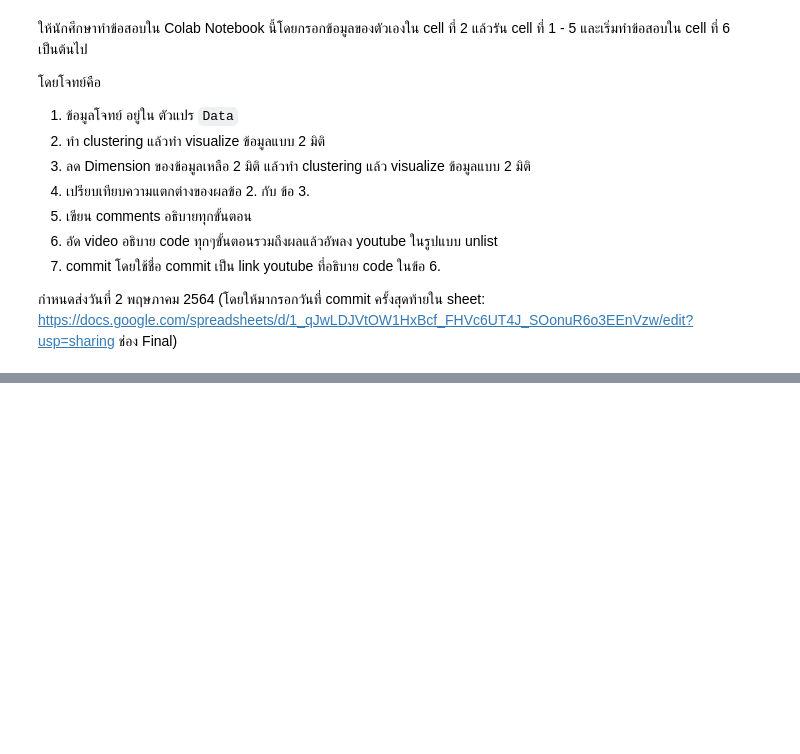
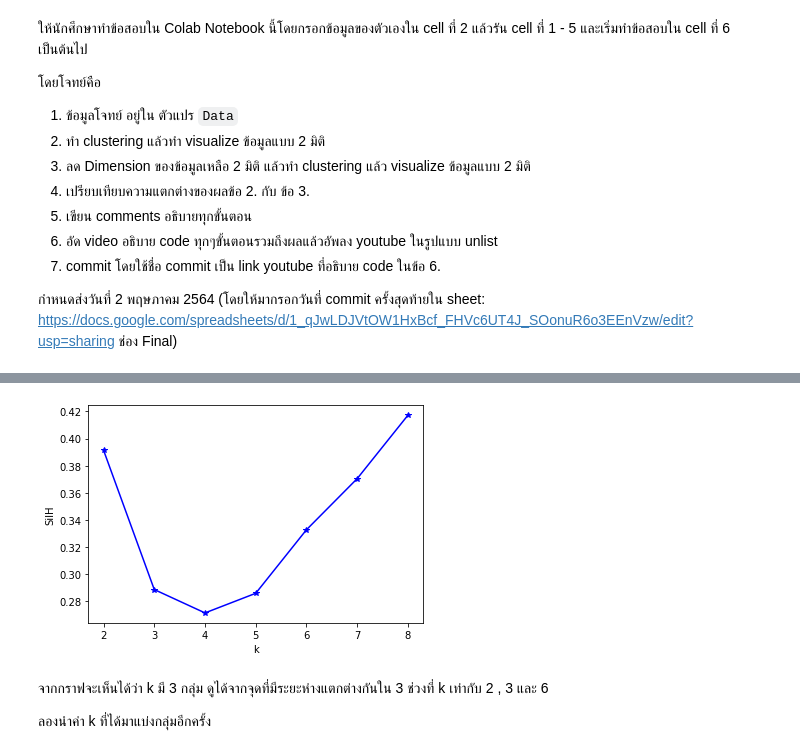
Before and after one commit to chuangchai159/multivariate, a Jupyter notebook: Multivariate_Exam.ipynb, the cells around one changed output, grey strips where cells are left out. Saved outputs shown, nothing was run; the diff lists cells and outputs as text; code cells hidden in the pictures; blank space fills up the shorter version.

```diff
--- a/Multivariate_Exam.ipynb
+++ b/Multivariate_Exam.ipynb
@@ -59,0 +211,17 @@ Data
+# %%
+SilH = list()
+for k in [2,3,4,5,6,7,8]:
+    kmeans = KMeans(n_clusters = k , random_state = 2021)
+    kmeans.fit(Data)
+    score = metrics.silhouette_score(Data,kmeans.labels_)
+    SilH.append(score)
+# %%
+plt.plot([2,3,4,5,6,7,8],SilH,'*-b')
+plt.xlabel('k')
+plt.ylabel('SilH');
+# %% [output]
+[figure, added]
+# %% [markdown]
+จากกราฟจะเห็นได้ว่า k มี 3 กลุ่ม ดูได้จากจุดที่มีระยะห่างแตกต่างกันใน 3 ช่วงที่ k เท่ากับ 2 , 3 และ 6
+
+ลองนำค่า k ที่ได้มาแบ่งกลุ่มอีกครั้ง
```
Also changed, not shown: parts of 39 cells of this notebook.
